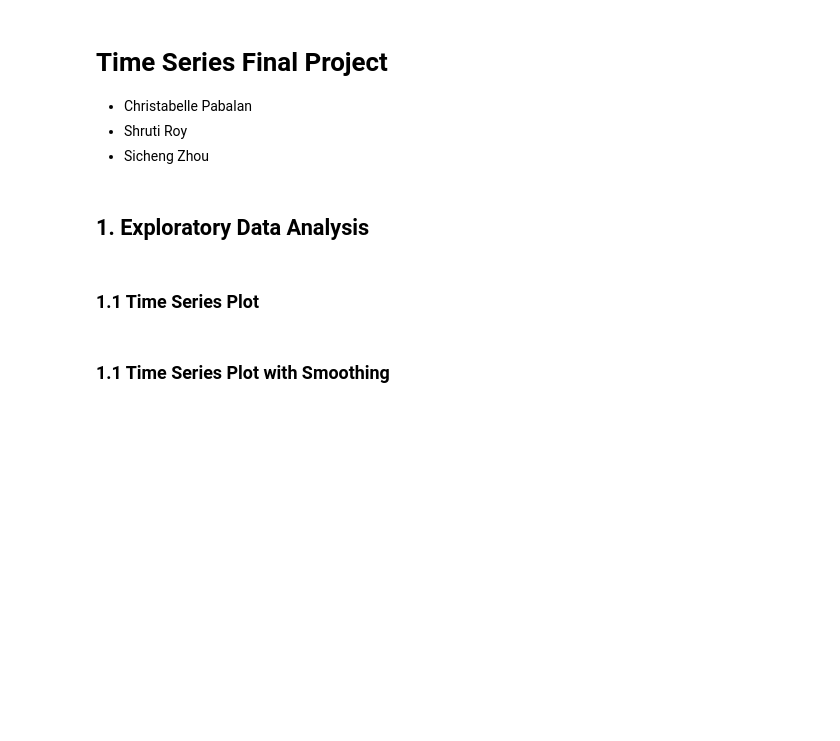
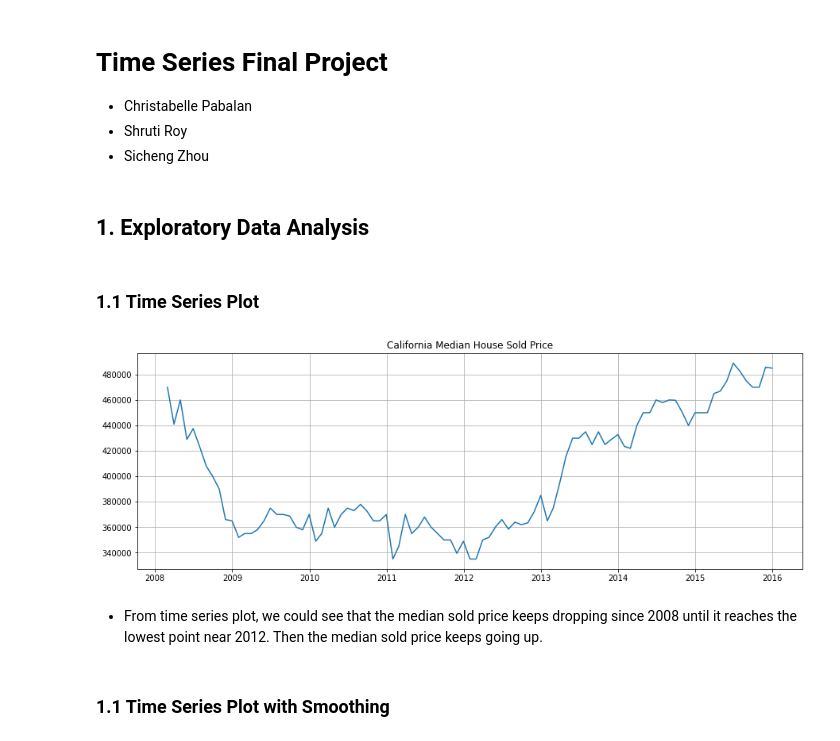
Before and after one commit to easternRainy/Zillow-TS-Prj, a Jupyter notebook: Template.ipynb, the cells around one changed output. Saved outputs shown, nothing was run; the diff lists cells and outputs as text; code cells hidden in the pictures; blank space fills up the shorter version.

```diff
--- a/Template.ipynb
+++ b/Template.ipynb
@@ -16,4 +25,17 @@ df_test = pd.read_csv("data/test.csv")
+# %%
+df_train_one_col = pd.read_csv("data/df_train_one_col.csv", index_col=["Date"], parse_dates=["Date"])
+data = df_train_one_col[main_col].values
 # %% [markdown]
 ### 1.1 Time Series Plot
+# %%
+fig, ax = plt.subplots(figsize=(15,5))
+ax.plot(df_train_one_col)
+ax.set_title("California Median House Sold Price")
+ax.grid()
+plt.show()
+# %% [output]
+[figure, added]
+# %% [markdown]
+- From time series plot, we could see that the median sold price keeps dropping since 2008 until it reaches the lowest point near 2012. Then the median sold price keeps going up.
 # %% [markdown]
 ### 1.1 Time Series Plot with Smoothing
```
Also changed, not shown: parts of 11 cells of this notebook.
